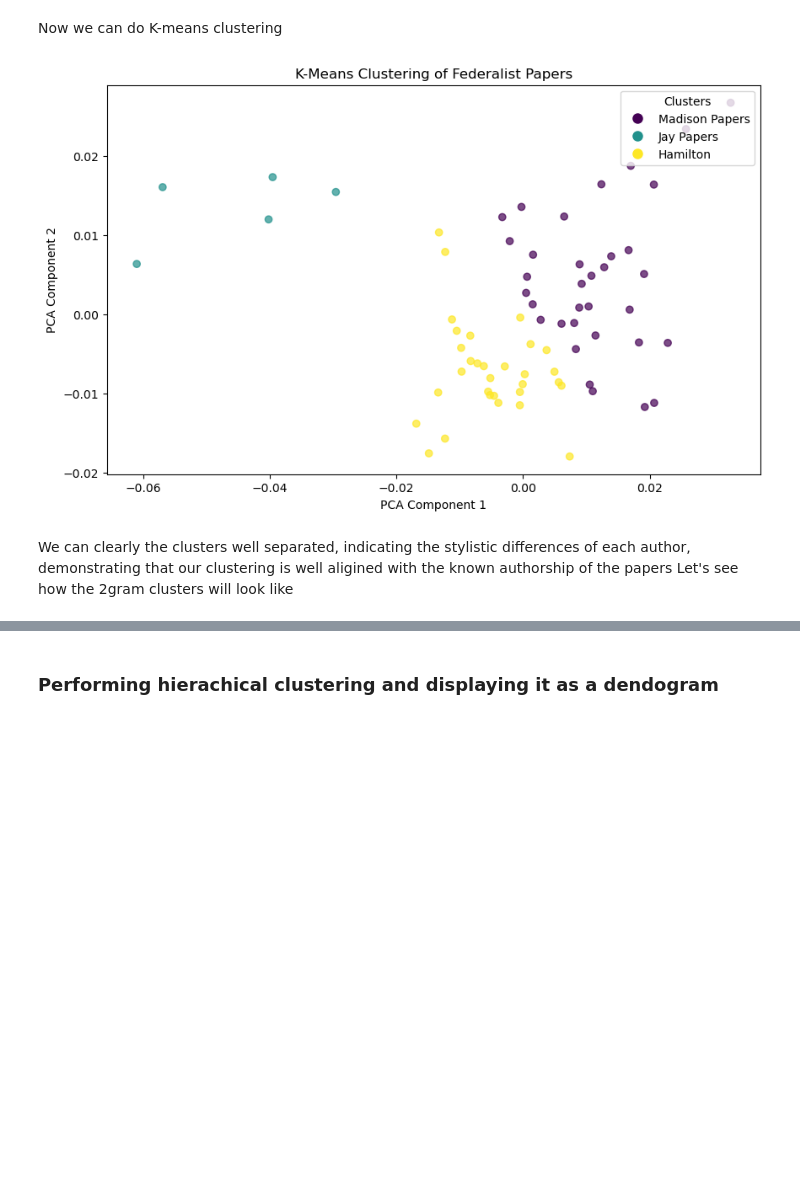
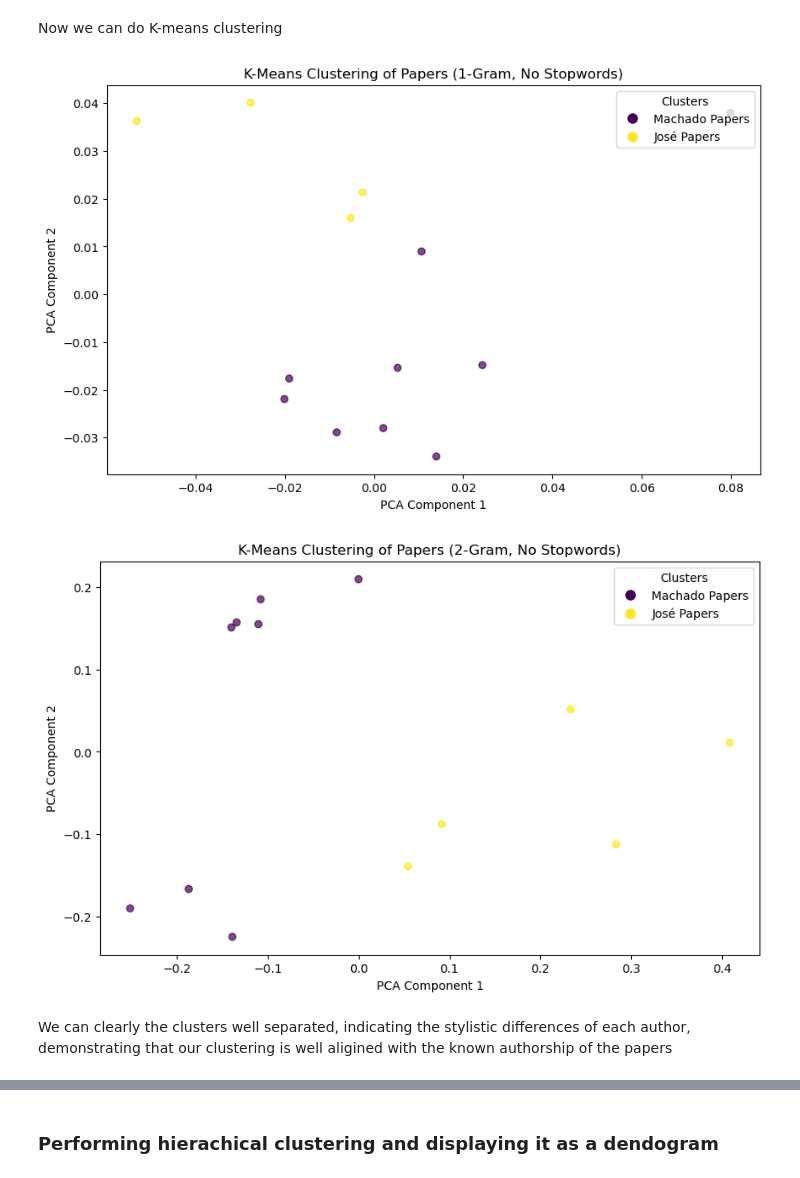
Before and after one commit to mangabe16/Authorship-Attribution, a Jupyter notebook: Albernaz_Gabriel_P5.ipynb, the cells around one changed output, grey strips where cells are left out. Cells and saved outputs as stored; diff of their text form; code cells hidden in the pictures; blank space fills up the shorter version.

```diff
--- a/Albernaz_Gabriel_P5.ipynb
+++ b/Albernaz_Gabriel_P5.ipynb
@@ -458,33 +387,81 @@ X_pca_2gram = pca_2gram.fit_transform(X_numeric_2grams)
+# %%
+# Performing PCA for df_1gram
+pca_1gram = PCA(n_components=2)
+X_numeric_1gram = df_1gram.select_dtypes(include=[np.number])
+X_pca_1gram = pca_1gram.fit_transform(X_numeric_1gram)
+
+# Performing PCA for df_1gram_NOSTOPWORDS
+pca_1gram_NOSTOPWORDS = PCA(n_components=2)
+X_numeric_1gram_NOSTOPWORDS = df_1gram_NOSTOPWORDS.select_dtypes(include=[np.number])
+X_pca_1gram_NOSTOPWORDS = pca_1gram_NOSTOPWORDS.fit_transform(X_numeric_1gram_NOSTOPWORDS)
+
+# Performing PCA for df_2gram
+pca_2gram = PCA(n_components=2)
+X_numeric_2gram = df_2gram.select_dtypes(include=[np.number])
+X_pca_2gram = pca_2gram.fit_transform(X_numeric_2gram)
+
+# Performing PCA for df_2gram_NOSTOPWORDS
+pca_2gram_NOSTOPWORDS = PCA(n_components=2)
+X_numeric_2gram_NOSTOPWORDS = df_2gram_NOSTOPWORDS.select_dtypes(include=[np.number])
+X_pca_2gram_NOSTOPWORDS = pca_2gram_NOSTOPWORDS.fit_transform(X_numeric_2gram_NOSTOPWORDS)
 # %% [markdown]
 Now we can do K-means clustering
 # %%
-# Perform K-Means clustering on 1-gram
-kmeans = KMeans(n_clusters=3, random_state=42)  # Adjust the number of clusters
-clusters = kmeans.fit_predict(X_pca)
+# Perform K-Means clustering on 1-gram (No Stopwords)
+kmeans_1gram_NOSTOPWORDS = KMeans(n_clusters=2, random_state=42)  # 2 clusters for 2 authors
+clusters_1gram_NOSTOPWORDS = kmeans_1gram_NOSTOPWORDS.fit_predict(X_pca_1gram_NOSTOPWORDS)
 
-# Define cluster labels (update these based on your data)
-cluster_labels = {
-    0: "Madison Papers",
-    1: "Jay Papers",
-    2: "Hamilton"
+# Define cluster labels
+cluster_labels_1gram_NOSTOPWORDS = {
+    0: "Machado Papers",
+    1: "José Papers"
 }
 
-# Create the scatter plot
+# Create the scatter plot for 1-gram (No Stopwords)
 plt.figure(figsize=(10, 6))
-scatter = plt.scatter(X_pca[:, 0], X_pca[:, 1], c=clusters, cmap='viridis', alpha=0.7)
+scatter_1gram_NOSTOPWORDS = plt.scatter(X_pca_1gram_NOSTOPWORDS[:, 0], X_pca_1gram_NOSTOPWORDS[:, 1],
+                                        c=clusters_1gram_NOSTOPWORDS, cmap='viridis', alpha=0.7)
 
 # Add a legend
-handles = [plt.Line2D([0], [0], marker='o', color='w', markerfacecolor=scatter.cmap(scatter.norm(i)), markersize=10)
-           for i in range(len(cluster_labels))]
-plt.legend(handles, cluster_labels.values(), title="Clusters", loc="upper right")
+handles_1gram_NOSTOPWORDS = [plt.Line2D([0], [0], marker='o', color='w',
+                                        markerfacecolor=scatter_1gram_NOSTOPWORDS.cmap(scatter_1gram_NOSTOPWORDS.norm(i)),
+                                        markersize=10) for i in range(len(cluster_labels_1gram_NOSTOPWORDS))]
+plt.legend(handles_1gram_NOSTOPWORDS, cluster_labels_1gram_NOSTOPWORDS.values(), title="Clusters", loc="upper right")
 
 # Add titles and labels
-plt.title('K-Means Clustering of Federalist Papers')
+plt.title('K-Means Clustering of Papers (1-Gram, No Stopwords)')
 plt.xlabel('PCA Component 1')
 plt.ylabel('PCA Component 2')
 plt.show()
+
+# Repeat the same process for 2-gram (No Stopwords)
+kmeans_2gram_NOSTOPWORDS = KMeans(n_clusters=2, random_state=42)  # 2 clusters for 2 authors
+clusters_2gram_NOSTOPWORDS = kmeans_2gram_NOSTOPWORDS.fit_predict(X_pca_2gram_NOSTOPWORDS)
+
+# Define cluster labels
+cluster_labels_2gram_NOSTOPWORDS = {
+    0: "Machado Papers",
+    1: "José Papers"
+}
+
+# Create the scatter plot for 2-gram (No Stopwords)
+plt.figure(figsize=(10, 6))
+scatter_2gram_NOSTOPWORDS = plt.scatter(X_pca_2gram_NOSTOPWORDS[:, 0], X_pca_2gram_NOSTOPWORDS[:, 1],
+                                        c=clusters_2gram_NOSTOPWORDS, cmap='viridis', alpha=0.7)
+
+# Add a legend
+handles_2gram_NOSTOPWORDS = [plt.Line2D([0], [0], marker='o', color='w',
+                                        markerfacecolor=scatter_2gram_NOSTOPWORDS.cmap(scatter_2gram_NOSTOPWORDS.norm(i)),
+                                        markersize=10) for i in range(len(cluster_labels_2gram_NOSTOPWORDS))]
+plt.legend(handles_2gram_NOSTOPWORDS, cluster_labels_2gram_NOSTOPWORDS.values(), title="Clusters", loc="upper right")
+
+# Add titles and labels
+plt.title('K-Means Clustering of Papers (2-Gram, No Stopwords)')
+plt.xlabel('PCA Component 1')
+plt.ylabel('PCA Component 2')
+plt.show()
 # %% [output]
-[figure, old version]
+[figure, new version]
+[figure, added]
 # %% [markdown]
 We can clearly the clusters well separated, indicating the stylistic differences of each author, demonstrating that our clustering is well aligined with the known authorship of the papers
-Let's see how the 2gram clusters will look like
```
Also changed, not shown: parts of 92 cells of this notebook, 5 other files.
